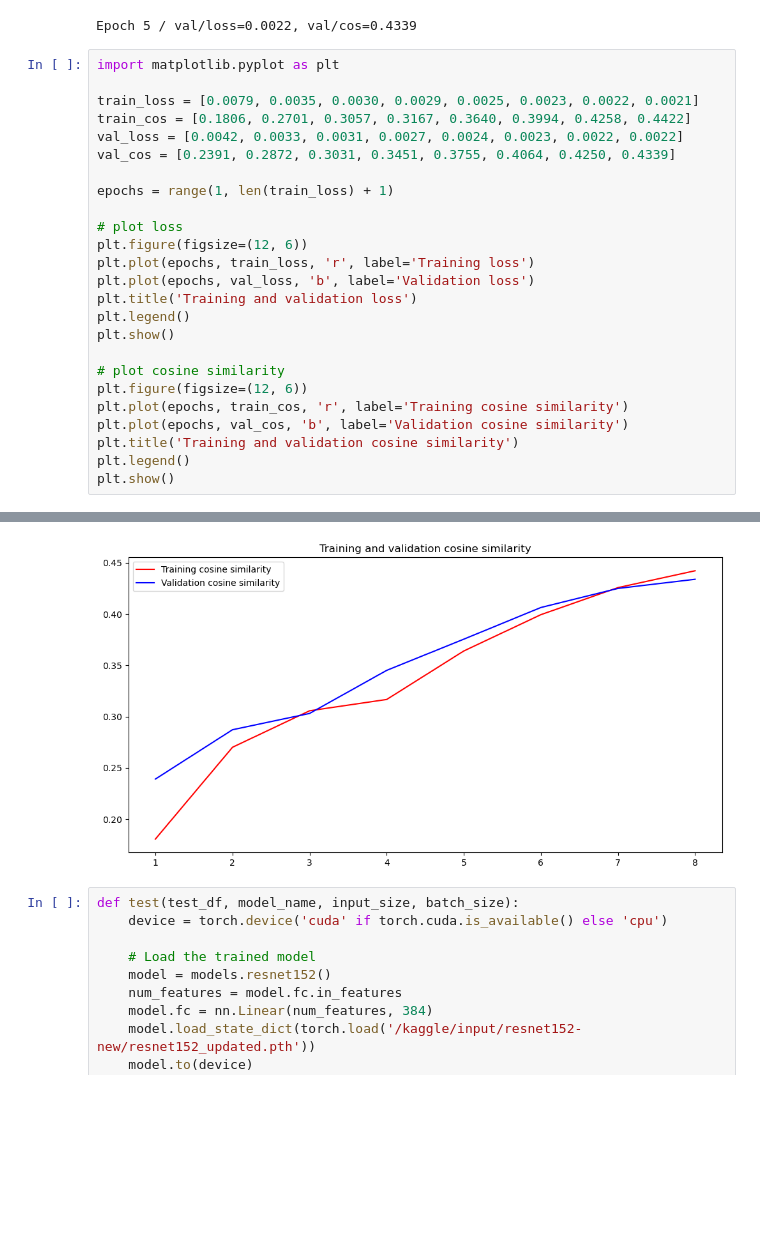
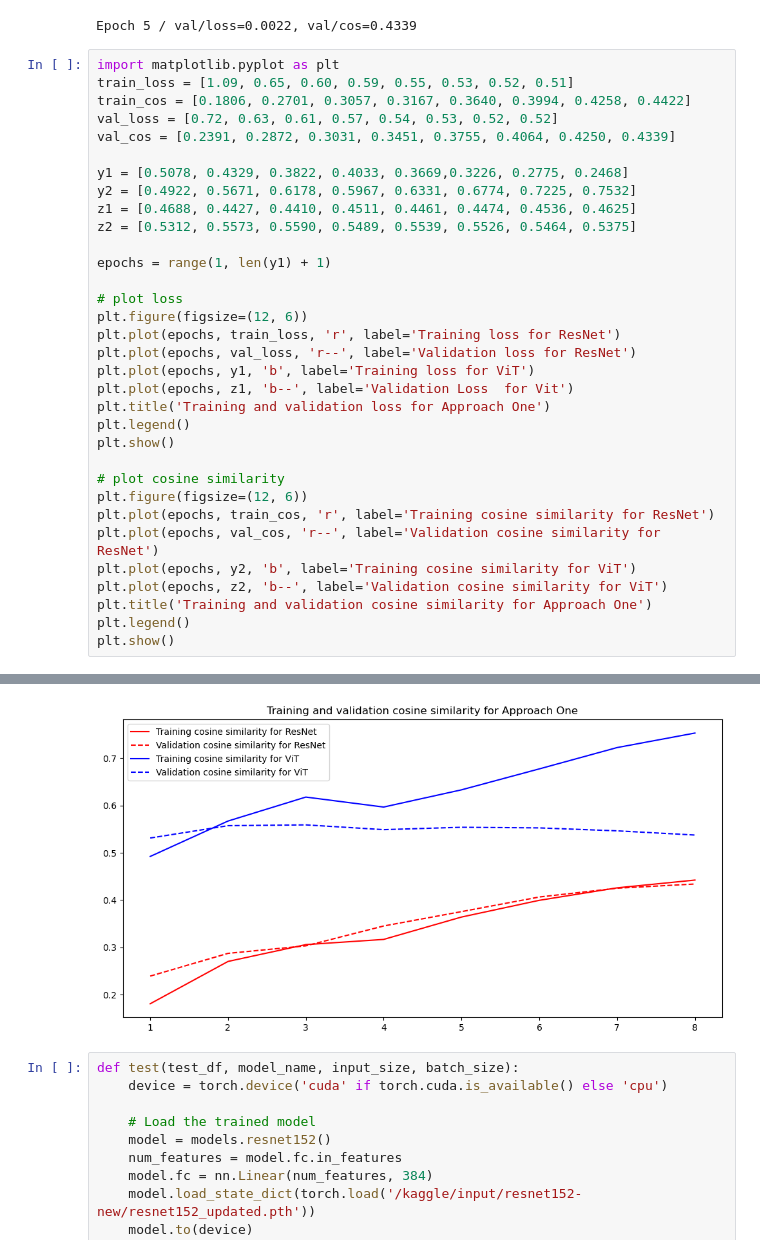
Before and after one commit to NeuralFlux/img2prompt, a Jupyter notebook: models/approach_one/resnet152/resnet-152-dl.ipynb, the cells around one changed output, grey strips where cells are left out. Drawn from its saved outputs; the diff is of its cells as text; blank space fills up the shorter version.

```diff
--- a/models/approach_one/resnet152/resnet-152-dl.ipynb
+++ b/models/approach_one/resnet152/resnet-152-dl.ipynb
@@ -233,27 +233,35 @@ Epoch 5 / trn/loss=0.0021, trn/cos=0.4422
 Epoch 5 / val/loss=0.0022, val/cos=0.4339
 # %%
 import matplotlib.pyplot as plt
-
-train_loss = [0.0079, 0.0035, 0.0030, 0.0029, 0.0025, 0.0023, 0.0022, 0.0021]
+train_loss = [1.09, 0.65, 0.60, 0.59, 0.55, 0.53, 0.52, 0.51]
 train_cos = [0.1806, 0.2701, 0.3057, 0.3167, 0.3640, 0.3994, 0.4258, 0.4422]
-val_loss = [0.0042, 0.0033, 0.0031, 0.0027, 0.0024, 0.0023, 0.0022, 0.0022]
+val_loss = [0.72, 0.63, 0.61, 0.57, 0.54, 0.53, 0.52, 0.52]
 val_cos = [0.2391, 0.2872, 0.3031, 0.3451, 0.3755, 0.4064, 0.4250, 0.4339]
 
-epochs = range(1, len(train_loss) + 1)
+y1 = [0.5078, 0.4329, 0.3822, 0.4033, 0.3669,0.3226, 0.2775, 0.2468]
+y2 = [0.4922, 0.5671, 0.6178, 0.5967, 0.6331, 0.6774, 0.7225, 0.7532]
+z1 = [0.4688, 0.4427, 0.4410, 0.4511, 0.4461, 0.4474, 0.4536, 0.4625]
+z2 = [0.5312, 0.5573, 0.5590, 0.5489, 0.5539, 0.5526, 0.5464, 0.5375]
+
+epochs = range(1, len(y1) + 1)
 
 # plot loss
 plt.figure(figsize=(12, 6))
-plt.plot(epochs, train_loss, 'r', label='Training loss')
-plt.plot(epochs, val_loss, 'b', label='Validation loss')
-plt.title('Training and validation loss')
+plt.plot(epochs, train_loss, 'r', label='Training loss for ResNet')
+plt.plot(epochs, val_loss, 'r--', label='Validation loss for ResNet')
+plt.plot(epochs, y1, 'b', label='Training loss for ViT')
+plt.plot(epochs, z1, 'b--', label='Validation Loss  for Vit')
+plt.title('Training and validation loss for Approach One')
 plt.legend()
 plt.show()
 
 # plot cosine similarity
 plt.figure(figsize=(12, 6))
-plt.plot(epochs, train_cos, 'r', label='Training cosine similarity')
-plt.plot(epochs, val_cos, 'b', label='Validation cosine similarity')
-plt.title('Training and validation cosine similarity')
+plt.plot(epochs, train_cos, 'r', label='Training cosine similarity for ResNet')
+plt.plot(epochs, val_cos, 'r--', label='Validation cosine similarity for ResNet')
+plt.plot(epochs, y2, 'b', label='Training cosine similarity for ViT')
+plt.plot(epochs, z2, 'b--', label='Validation cosine similarity for ViT')
+plt.title('Training and validation cosine similarity for Approach One')
 plt.legend()
 plt.show()
 # %% [output]
@@ -261,4 +269,4 @@ plt.show()
-[figure, old version]
+[figure, new version]
 # %%
 def test(test_df, model_name, input_size, batch_size):
     device = torch.device('cuda' if torch.cuda.is_available() else 'cpu')
```
Also changed, not shown: parts of 1 cell of this notebook.
